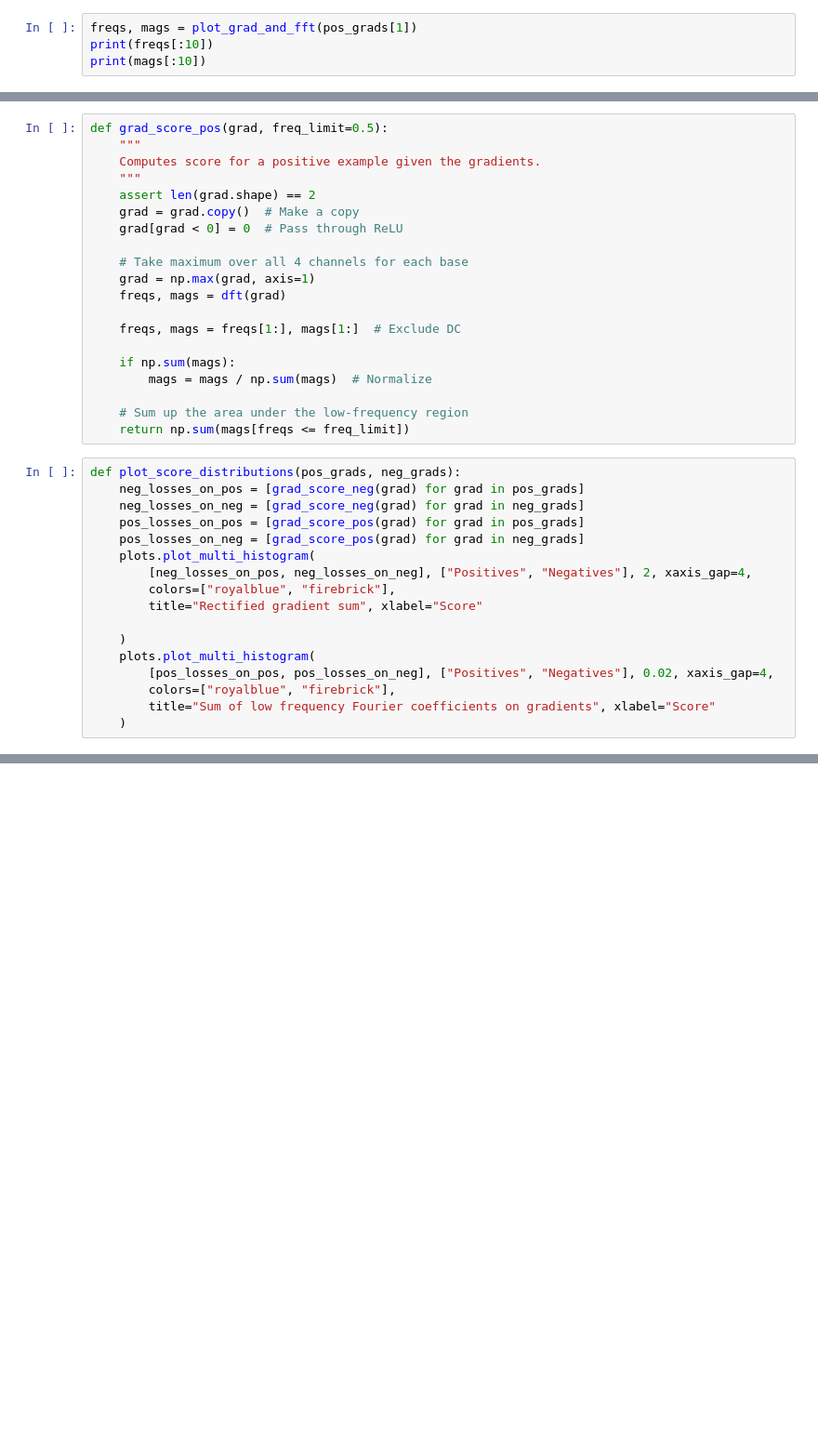
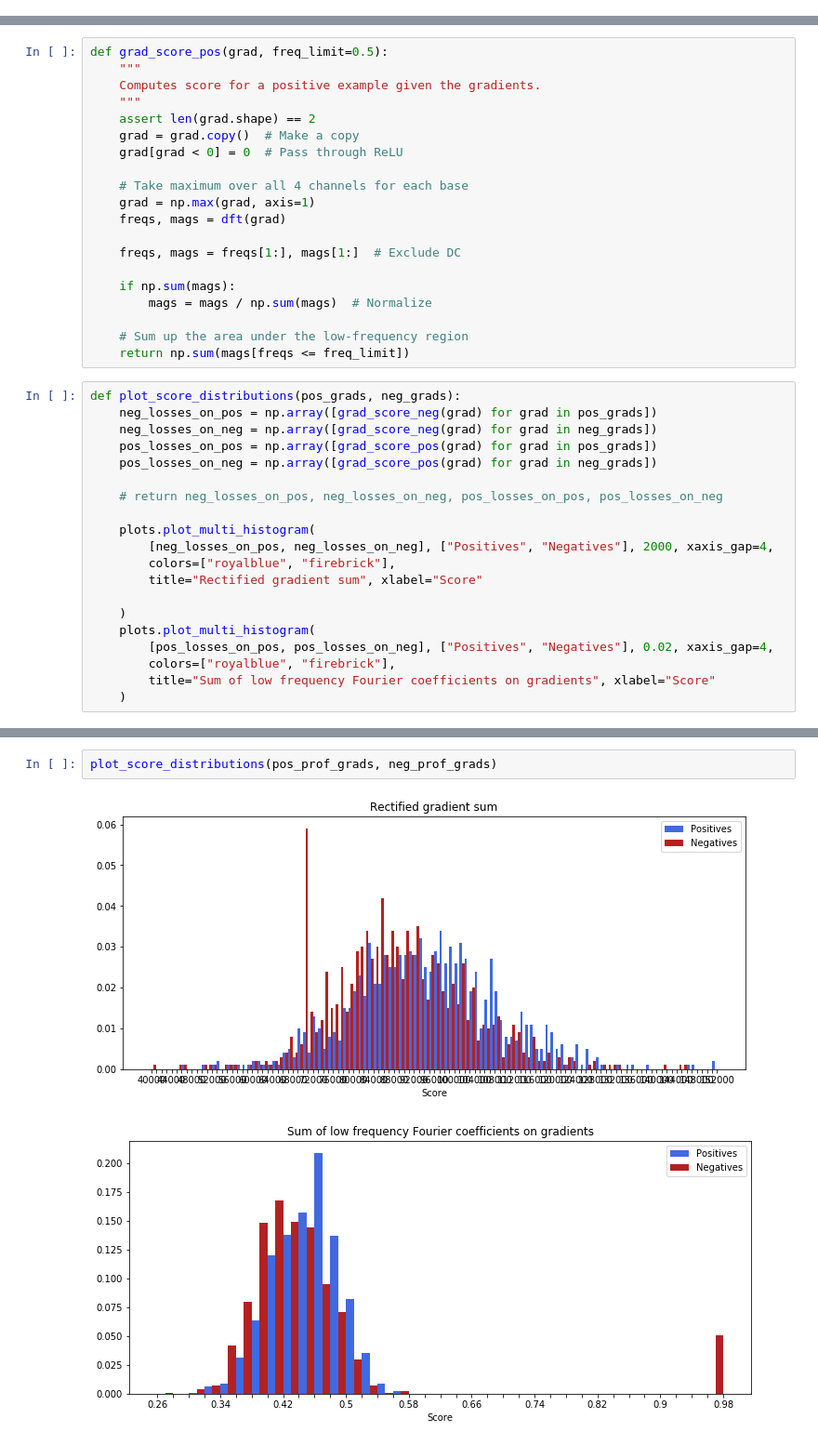
Before and after one commit to amtseng/fourier_attribution_priors, a Jupyter notebook: notebooks/input_gradients.ipynb, the cells around one changed output, grey strips where cells are left out. Shown: that part at 93% size. Drawn from its saved outputs; the diff is of its cells as text; blank space fills up the shorter version.

```diff
--- a/notebooks/input_gradients.ipynb
+++ b/notebooks/input_gradients.ipynb
@@ -134,4 +213,0 @@ print(mags[:10])
-# %%
-freqs, mags = plot_grad_and_fft(pos_grads[1])
-print(freqs[:10])
-print(mags[:10])
@@ -197,12 +260,15 @@ def grad_score_pos(grad, freq_limit=0.5):
     return np.sum(mags[freqs <= freq_limit])
 # %%
 def plot_score_distributions(pos_grads, neg_grads):
-    neg_losses_on_pos = [grad_score_neg(grad) for grad in pos_grads]
-    neg_losses_on_neg = [grad_score_neg(grad) for grad in neg_grads]
-    pos_losses_on_pos = [grad_score_pos(grad) for grad in pos_grads]
-    pos_losses_on_neg = [grad_score_pos(grad) for grad in neg_grads]
+    neg_losses_on_pos = np.array([grad_score_neg(grad) for grad in pos_grads])
+    neg_losses_on_neg = np.array([grad_score_neg(grad) for grad in neg_grads])
+    pos_losses_on_pos = np.array([grad_score_pos(grad) for grad in pos_grads])
+    pos_losses_on_neg = np.array([grad_score_pos(grad) for grad in neg_grads])
+
+    # return neg_losses_on_pos, neg_losses_on_neg, pos_losses_on_pos, pos_losses_on_neg
+
     plots.plot_multi_histogram(
-        [neg_losses_on_pos, neg_losses_on_neg], ["Positives", "Negatives"], 2, xaxis_gap=4,
+        [neg_losses_on_pos, neg_losses_on_neg], ["Positives", "Negatives"], 2000, xaxis_gap=4,
         colors=["royalblue", "firebrick"],
         title="Rectified gradient sum", xlabel="Score"
 
@@ -219,0 +281,5 @@ plot_score_distributions(pos_grads, neg_grads)
+# %%
+plot_score_distributions(pos_prof_grads, neg_prof_grads)
+# %% [output]
+[figure, added]
+[figure, added]
```
Also changed, not shown: parts of 28 cells of this notebook, 3 other files.
